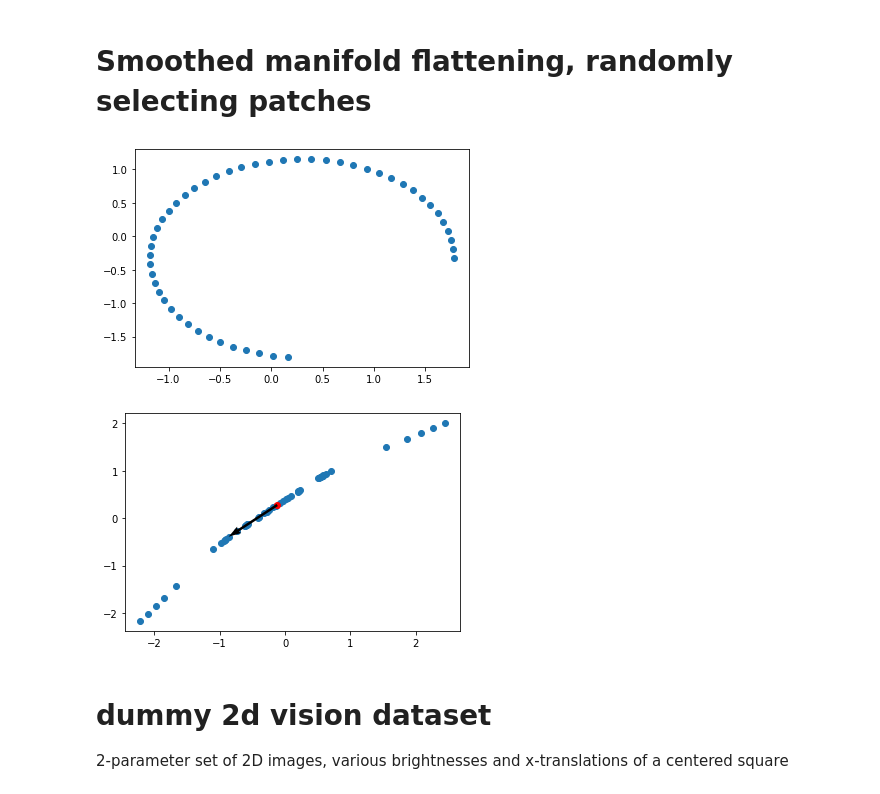
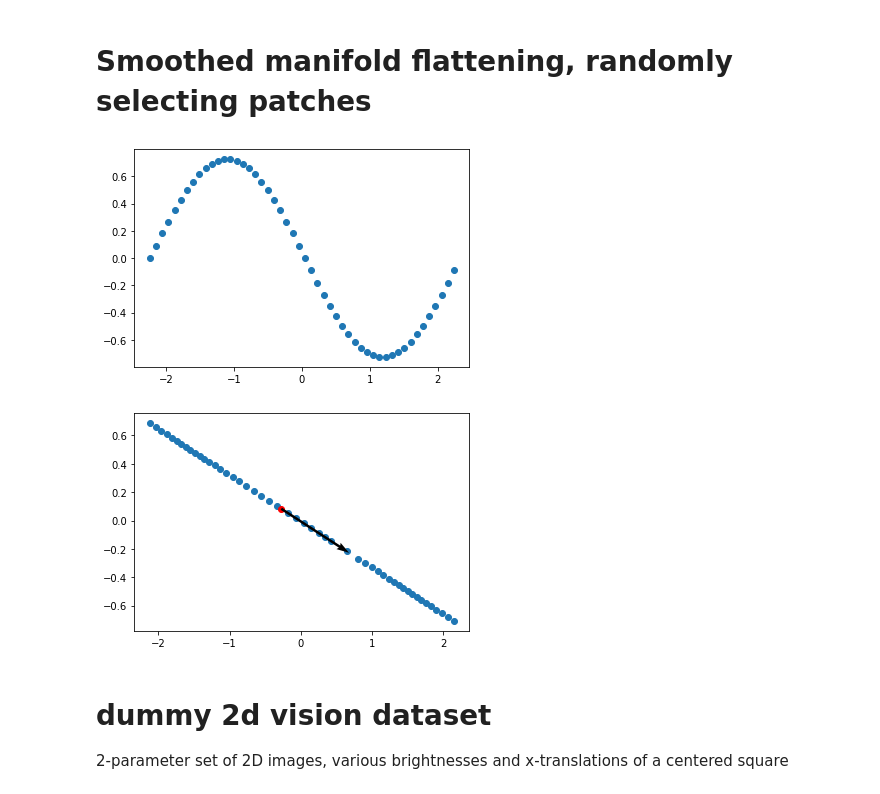
Before and after one commit to michael-psenka/manifold-linearization, a Jupyter notebook: test_files/cc_test.ipynb, the cells around one changed output. Cells and saved outputs as stored; diff of their text form; code cells hidden in the pictures.

```diff
--- a/test_files/cc_test.ipynb
+++ b/test_files/cc_test.ipynb
@@ -703,34 +703,35 @@ plt.show()
 # %%
 # construct dataset
 n = 50
 d = 2
 X = torch.zeros((n,d))
 
 # hyperparameters
 # "size of neighborhood"
 gamma = 1
 d_target = 1
 
 for i in range(n):
-	x_coord = i / n*1.5*torch.pi
-	X[i,0] = np.cos(x_coord)
+	x_coord = i / n*2*torch.pi
+	# X[i,0] = np.cos(x_coord)
+	X[i,0] = x_coord
 	# Z[1,i] = scale*np.sin(x)
 	X[i,1] = np.sin(x_coord)
 
 # center and scale
 X_mean = torch.mean(X, dim=0)
 X = X - X_mean
 X_norm = torch.norm(X)/np.sqrt(n*d)
 X = X / X_norm
 
 plt.scatter(X[:,0], X[:,1])
 plt.show()
 # %% [output]
-[figure, old version]
+[figure, new version]
 # %%
 # step and show
-gamma=1
-for _ in range(1000):
+gamma=0.1
+for _ in range(10):
 	# center of neighborhood selection
 	choice = torch.randint(n, (1,))
 	center = X[choice,:]
@@ -748,7 +749,8 @@ for _ in range(1000):
 
 	# find new kernel from new center
 	kernel_new = torch.exp(-gamma*torch.sum((X - kernel_mean)**2, dim=1, keepdim=True))
-	kernel_new = kernel_new / torch.sum(kernel_new)
+	# kernel_new = kernel_new / torch.sum(kernel_new)
+	kernel_new = 0.5*kernel_new
 
 	# kernel pca
 	U, S, Vt = torch.linalg.svd(torch.sqrt(kernel_new)*(X - kernel_mean))
@@ -772,7 +774,7 @@ plt.show()
 
 # print(X)
 # %% [output]
-[figure, old version]
+[figure, new version]
 # %% [markdown]
 # dummy 2d vision dataset
 
```
Also changed, not shown: parts of 7 cells of this notebook.
